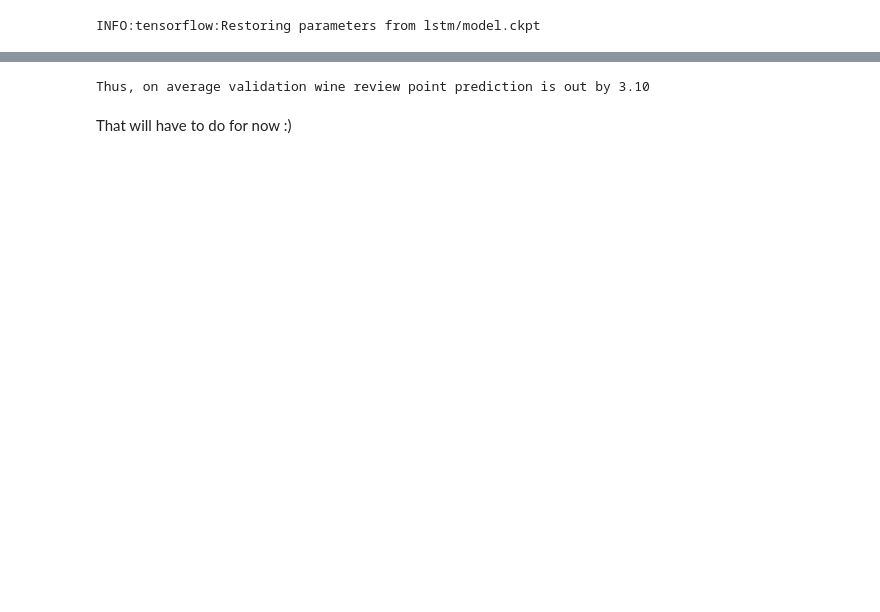
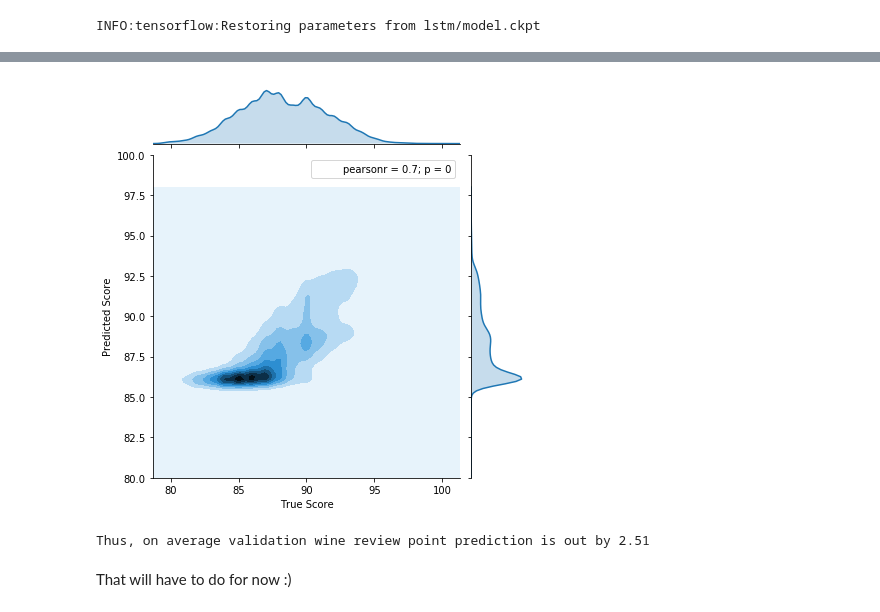
Before and after one commit to johannesharmse/wine_nlp, a Jupyter notebook: src/EDA/EDA.ipynb, the cells around one changed output, grey strips where cells are left out. Saved outputs shown, nothing was run; the diff lists cells and outputs as text; code cells hidden in the pictures; blank space fills up the shorter version.

```diff
--- a/src/EDA/EDA.ipynb
+++ b/src/EDA/EDA.ipynb
@@ -870,8 +864,14 @@ plt.show()
+# %%
+ax = sns.jointplot(x=validation_y.flatten(), y=scores_predict.flatten(), ylim=(80, 100), kind='kde')
+ax.set_axis_labels('True Score', 'Predicted Score')
+plt.show()
+# %% [output]
+[figure, added]
 # %%
 # [n.name for n in tf.get_default_graph().as_graph_def().node]
 # %%
-print('Thus, on average validation wine review point prediction is out by %.2f' % 9.6**0.5)
+print('Thus, on average validation wine review point prediction is out by %.2f' % 6.3**0.5)
 # %% [output]
-Thus, on average validation wine review point prediction is out by 3.10
+Thus, on average validation wine review point prediction is out by 2.51
 # %% [markdown]
 That will have to do for now :)
```
Also changed, not shown: parts of 6 cells of this notebook.
